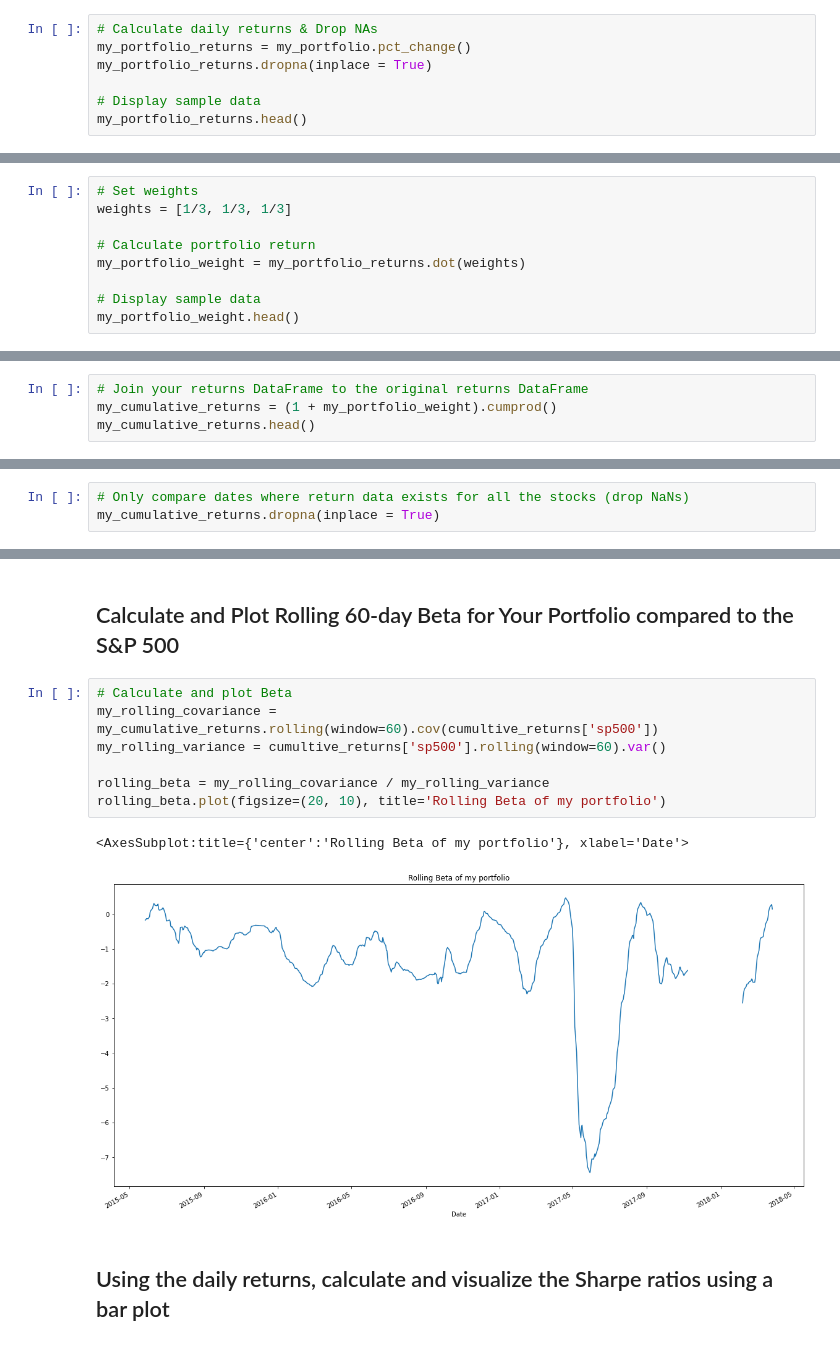
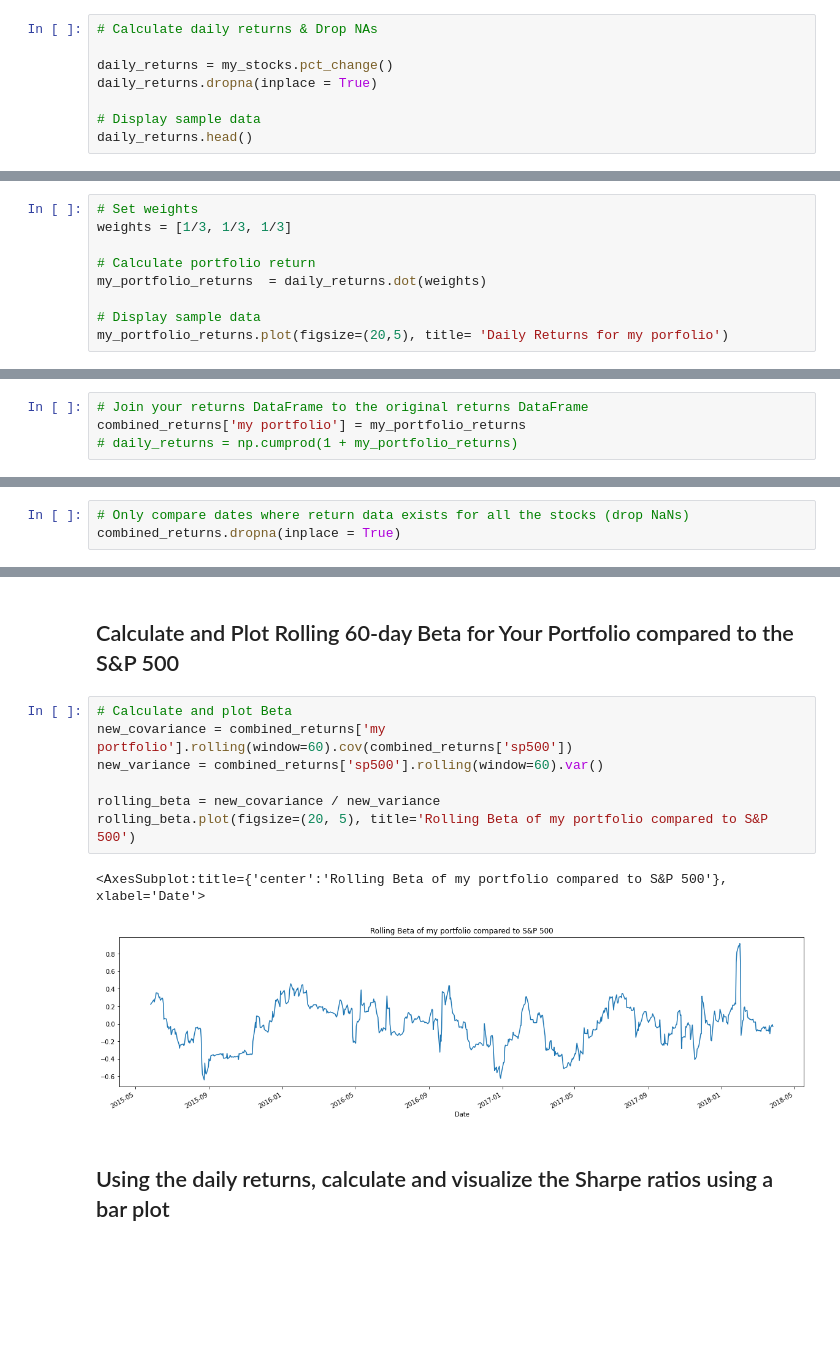
Before and after one commit to mmsaki/whale_portfolio, a Jupyter notebook: whale_analysis.ipynb, the cells around one changed output, grey strips where cells are left out. Saved outputs shown, nothing was run; the diff lists cells and outputs as text; blank space fills up the shorter version.

```diff
--- a/whale_analysis.ipynb
+++ b/whale_analysis.ipynb
@@ -389,11 +383,12 @@ my_portfolio.head()
 | 2014-04-02 | 567.00 | 230.29 | 45.73 |
 # %%
 # Calculate daily returns & Drop NAs
-my_portfolio_returns = my_portfolio.pct_change()
-my_portfolio_returns.dropna(inplace = True)
+
+daily_returns = my_stocks.pct_change()
+daily_returns.dropna(inplace = True)
 
 # Display sample data
-my_portfolio_returns.head()
+daily_returns.head()
 # %% [output]
 |  | goog | tsla | twtr |
 | Date |  |  |  |
@@ -409,8 +404,8 @@ my_portfolio_returns.head()
 weights = [1/3, 1/3, 1/3]
 
 # Calculate portfolio return
-my_portfolio_weight = my_portfolio_returns.dot(weights)
+my_portfolio_returns  = daily_returns.dot(weights)
 
 # Display sample data
-my_portfolio_weight.head()
+my_portfolio_returns.plot(figsize=(20,5), title= 'Daily Returns for my porfolio')
 # %% [output]
@@ -425,5 +415,5 @@ dtype: float64
 ## Join your portfolio returns to the DataFrame that contains all of the portfolio returns
 # %%
 # Join your returns DataFrame to the original returns DataFrame
-my_cumulative_returns = (1 + my_portfolio_weight).cumprod()
-my_cumulative_returns.head()
+combined_returns['my portfolio'] = my_portfolio_returns
+# daily_returns = np.cumprod(1 + my_portfolio_returns)
@@ -438,6 +420,6 @@ dtype: float64
 # %%
 # Only compare dates where return data exists for all the stocks (drop NaNs)
-my_cumulative_returns.dropna(inplace = True)
+combined_returns.dropna(inplace = True)
 # %% [markdown]
 ## Re-run the risk analysis with your portfolio to see how it compares to the others
 # %% [markdown]
@@ -476,14 +464,14 @@ correlation.plot()
 ## Calculate and Plot Rolling 60-day Beta for Your Portfolio compared to the S&P 500
 # %%
 # Calculate and plot Beta
-my_rolling_covariance = my_cumulative_returns.rolling(window=60).cov(cumultive_returns['sp500'])
-my_rolling_variance = cumultive_returns['sp500'].rolling(window=60).var()
+new_covariance = combined_returns['my portfolio'].rolling(window=60).cov(combined_returns['sp500'])
+new_variance = combined_returns['sp500'].rolling(window=60).var()
 
-rolling_beta = my_rolling_covariance / my_rolling_variance
-rolling_beta.plot(figsize=(20, 10), title='Rolling Beta of my portfolio')
+rolling_beta = new_covariance / new_variance
+rolling_beta.plot(figsize=(20, 5), title='Rolling Beta of my portfolio compared to S&P 500')
 # %% [output]
-<AxesSubplot:title={'center':'Rolling Beta of my portfolio'}, xlabel='Date'>
+<AxesSubplot:title={'center':'Rolling Beta of my portfolio compared to S&P 500'}, xlabel='Date'>
-[figure, old version]
+[figure, new version]
 # %% [markdown]
 ## Using the daily returns, calculate and visualize the Sharpe ratios using a bar plot
 # %%
```
Also changed, not shown: parts of 14 cells of this notebook.
